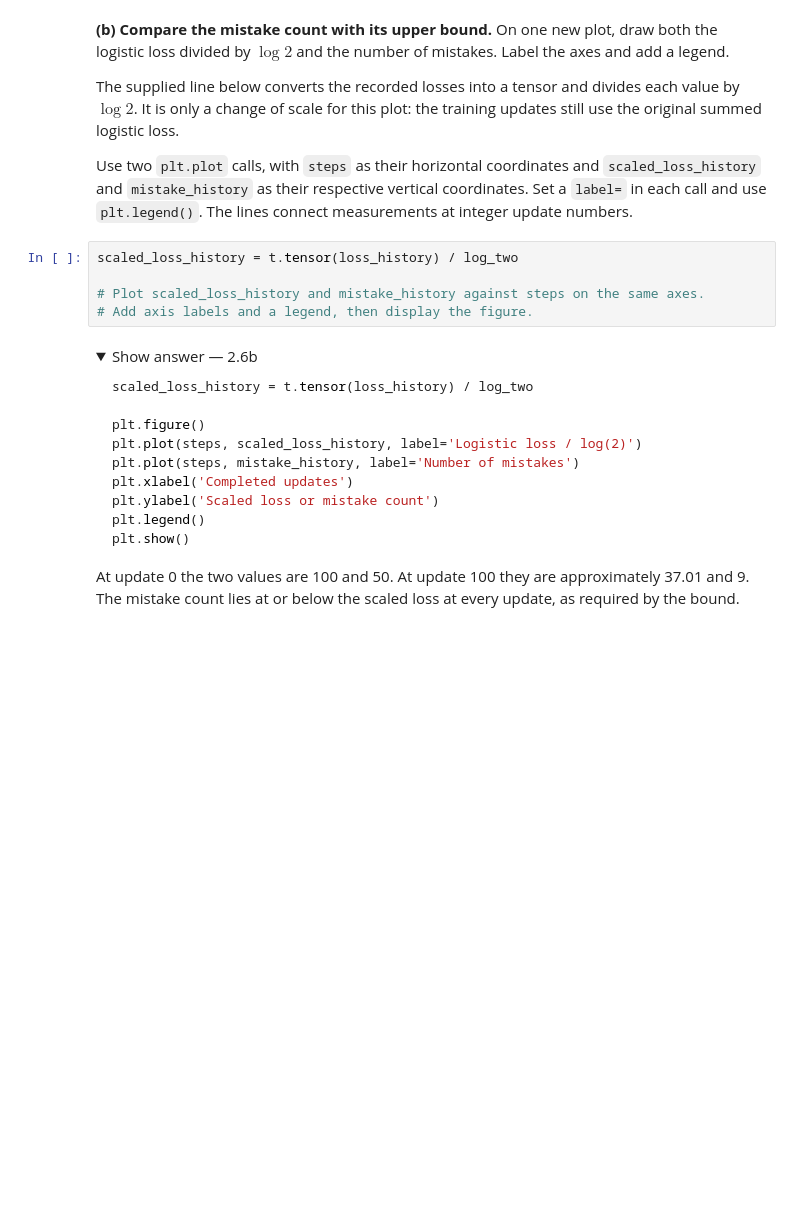
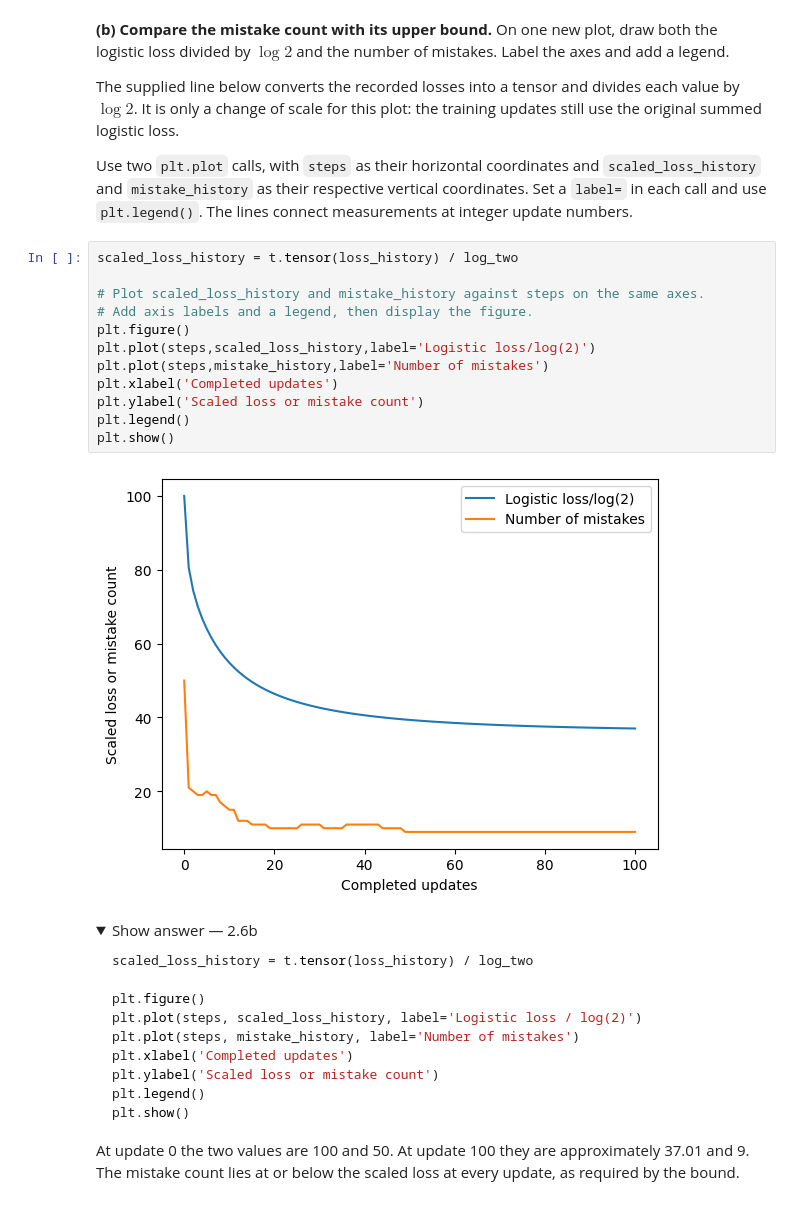
Before and after one commit to starfishchennn/Foundations-of-Artificial-Intelligence, a Jupyter notebook: Week_04/Week_04_linear_classification.ipynb, the cells around one changed output. Saved outputs shown, nothing was run; the diff lists cells and outputs as text; folded sections open; blank space fills up the shorter version.

```diff
--- a/Week_04/Week_04_linear_classification.ipynb
+++ b/Week_04/Week_04_linear_classification.ipynb
@@ -675,8 +721,17 @@ Use two `plt.plot` calls, with `steps` as their horizontal coordinates and `scal
 # %%
 scaled_loss_history = t.tensor(loss_history) / log_two
 
 # Plot scaled_loss_history and mistake_history against steps on the same axes.
 # Add axis labels and a legend, then display the figure.
+plt.figure()
+plt.plot(steps,scaled_loss_history,label='Logistic loss/log(2)')
+plt.plot(steps,mistake_history,label='Number of mistakes')
+plt.xlabel('Completed updates')
+plt.ylabel('Scaled loss or mistake count')
+plt.legend()
+plt.show()
+# %% [output]
+[figure, added]
 # %% [markdown]
 <details>
 <summary>Show answer — 2.6b</summary>
```
Also changed, not shown: parts of 5 cells of this notebook.
